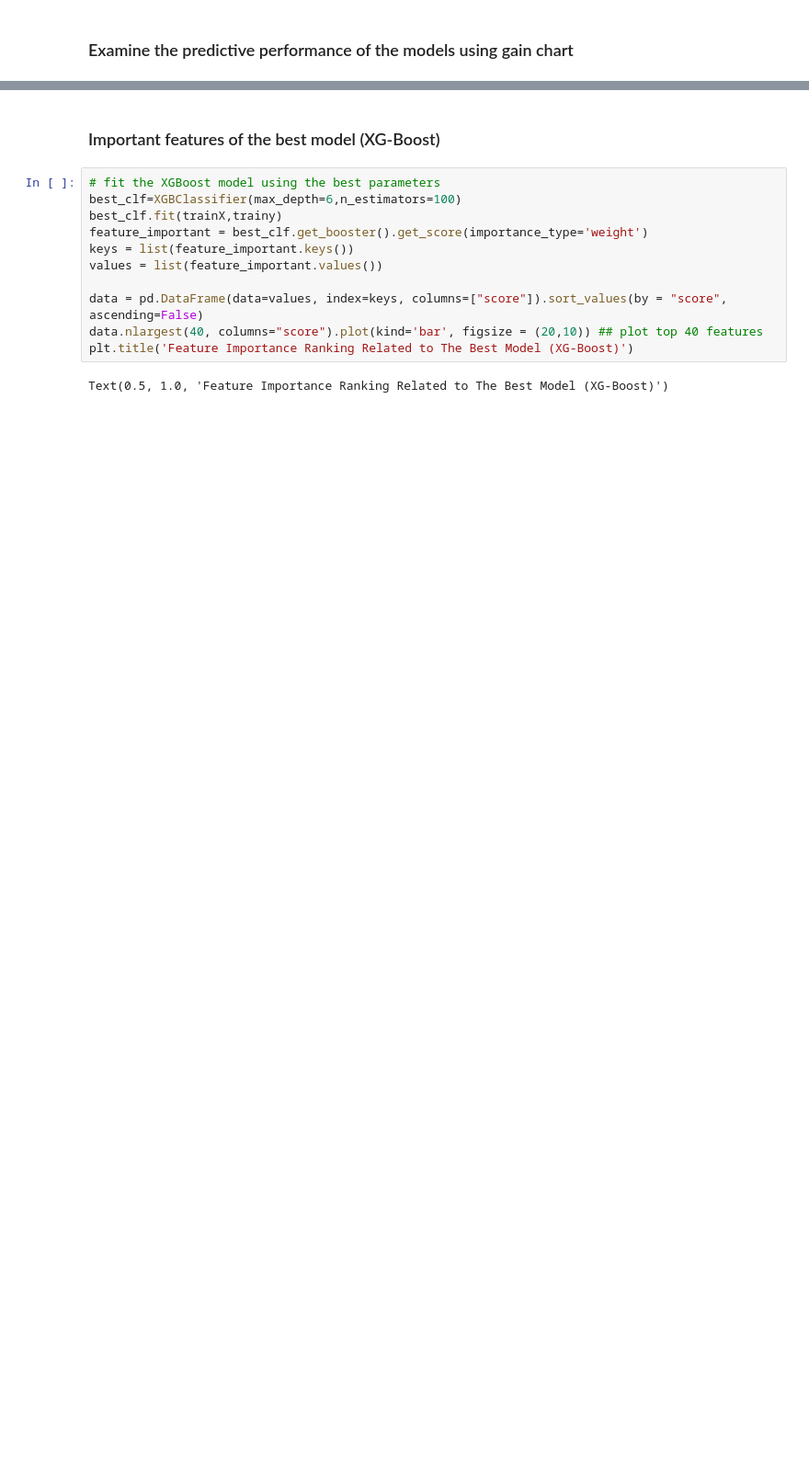
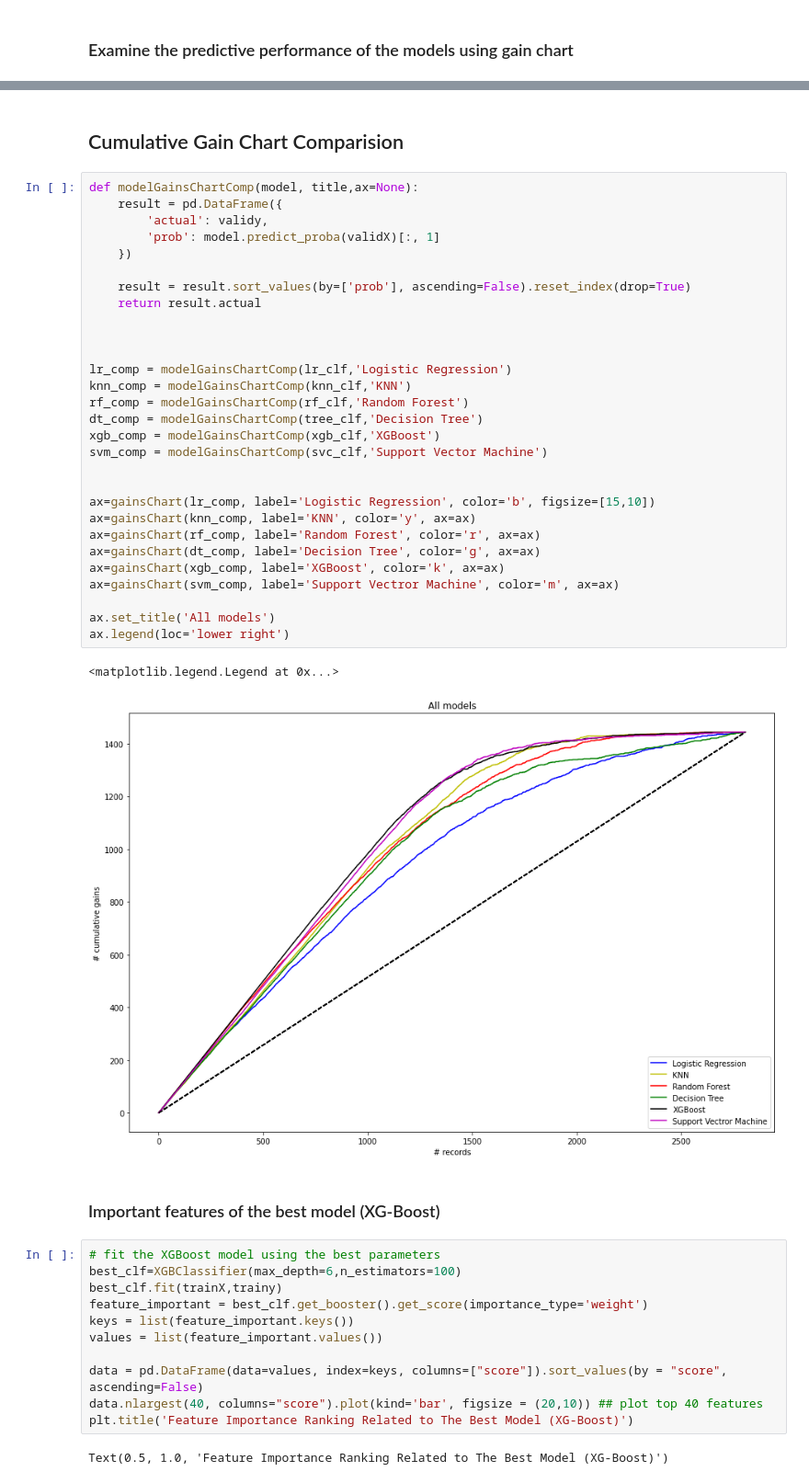
Before and after one commit to Fatemeh-Khosravi/Customer-Churn-Prediction, a Jupyter notebook: ADS505-FinalProject-ChrunPrediction.ipynb, the cells around one changed output, grey strips where cells are left out. Shown at 92% size. Drawn from its saved outputs; the diff is of its cells as text; blank space fills up the shorter version.

```diff
--- a/ADS505-FinalProject-ChrunPrediction.ipynb
+++ b/ADS505-FinalProject-ChrunPrediction.ipynb
@@ -1372,3 +1360,37 @@ AttributeError: 'numpy.ndarray' object has no attribute 'get_figure'
+# %% [markdown]
+## Cumulative Gain Chart Comparision
+# %%
+def modelGainsChartComp(model, title,ax=None):
+    result = pd.DataFrame({
+        'actual': validy,
+        'prob': model.predict_proba(validX)[:, 1]
+    })
+
+    result = result.sort_values(by=['prob'], ascending=False).reset_index(drop=True)
+    return result.actual
+
+
+
+lr_comp = modelGainsChartComp(lr_clf,'Logistic Regression')
+knn_comp = modelGainsChartComp(knn_clf,'KNN')
+rf_comp = modelGainsChartComp(rf_clf,'Random Forest')
+dt_comp = modelGainsChartComp(tree_clf,'Decision Tree')
+xgb_comp = modelGainsChartComp(xgb_clf,'XGBoost')
+svm_comp = modelGainsChartComp(svc_clf,'Support Vector Machine')
+
+
+ax=gainsChart(lr_comp, label='Logistic Regression', color='b', figsize=[15,10])
+ax=gainsChart(knn_comp, label='KNN', color='y', ax=ax)
+ax=gainsChart(rf_comp, label='Random Forest', color='r', ax=ax)
+ax=gainsChart(dt_comp, label='Decision Tree', color='g', ax=ax)
+ax=gainsChart(xgb_comp, label='XGBoost', color='k', ax=ax)
+ax=gainsChart(svm_comp, label='Support Vectror Machine', color='m', ax=ax)
+
+ax.set_title('All models')
+ax.legend(loc='lower right')
+# %% [output]
+<matplotlib.legend.Legend at 0x...>
+[figure, added]
 # %% [markdown]
 ### Important features of the best model (XG-Boost)
 # %%
```
Also changed, not shown: parts of 19 cells of this notebook.
